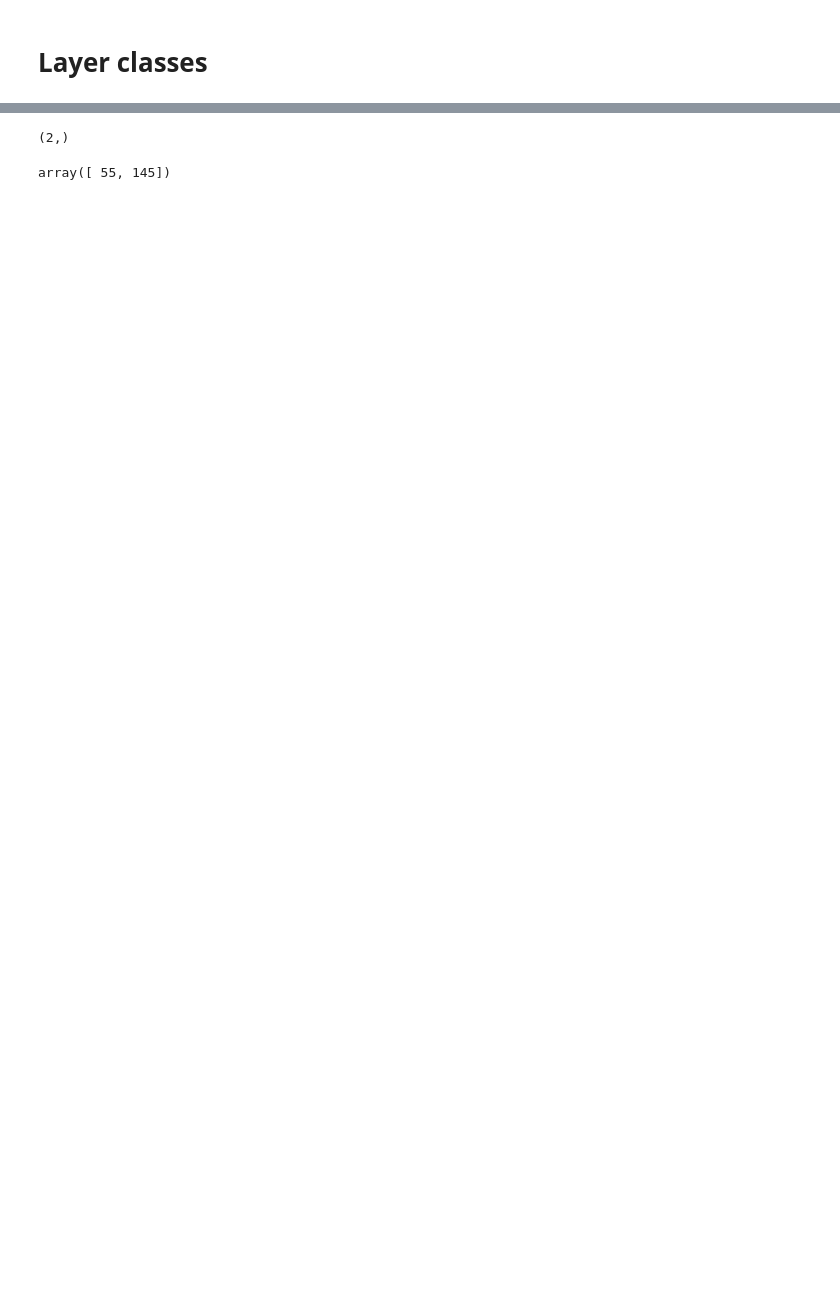
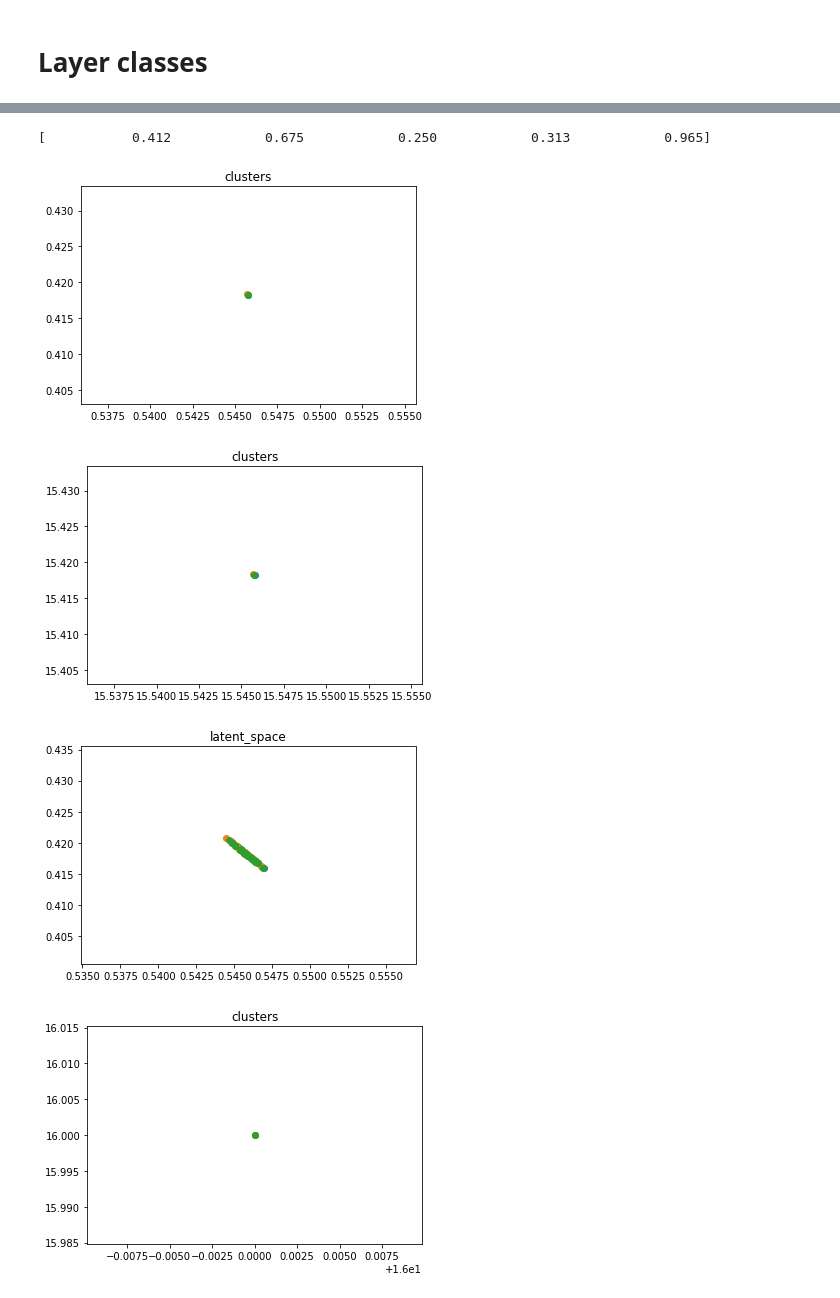
Before and after one commit to JoelSjoberg/Neural-NetworkInModules, a Jupyter notebook: Cluster loss.ipynb, the cells around one changed output, grey strips where cells are left out. Cells and saved outputs as stored; diff of their text form; code cells hidden in the pictures; blank space fills up the shorter version.

```diff
--- a/Cluster loss.ipynb
+++ b/Cluster loss.ipynb
@@ -260,7 +361,7 @@ class Model:
         # Compute Error
         out_derivative = self.layers[-1].derivative
         Error, error_derivative = MSE(pred, y)
-        print("Error:",Error)
+        #print("Error:",Error)
         # Calculate gradient
 
         # First step
@@ -314,7 +415,7 @@ class Model:
 
 
         for e in range(epochs):
-            print("epoch:", e)
+            #print("epoch:", e)
             index = 0
             errors = []
 
@@ -335,7 +436,8 @@ class Model:
 
                 index = index + batch_size
 
-            self.history["error"].append(np.mean(errors, axis = 0))
+            #errors = np.array(errors)
+            #self.history["error"].append(np.mean(errors))
 
 
 
@@ -531,9 +514,0 @@ array([0, 1, 0, 0, 1, 1, 0, 0, 2, 0, 2, 1, 0, 0, 1, 2, 2, 1, 2, 0, 0, 0,
-# %%
-C = np.dot(A, B)
-C.shape
-# %% [output]
-(2,)
-# %%
-C
-# %% [output]
-array([ 55, 145])
@@ -539,0 +593,58 @@ array([ 55, 145])
+# %%
+# Create data points
+size = 100
+points = np.random.random_sample((size, 5))
+labels = np.random.randint(3, size = size)
+
+print(points[0])
+# %% [output]
+[           0.412            0.675            0.250            0.313            0.965]
+# %%
+# Make the model
+np.random.seed(0)
+model = Model()
+model.add(fullyConnected((4, 5), activation = sigmoid))
+model.add(fullyConnected((3, 4), activation = sigmoid))
+model.add(fullyConnected((2, 3), activation = sigmoid))
+
+latent_space = get_latent_space(model, points)
+
+clusters = compute_clusters(labels, latent_space)
+
+plt.title("clusters")
+plot_clusters(clusters, colors)
+
+cluster_alpha = 0.000001
+clusters = separate_clusters(clusters, alpha = cluster_alpha)
+
+plt.title("clusters")
+plot_clusters(clusters, colors)
+
+plt.title("latent_space")
+plot_clasified_points(model, points, labels, colors)
+
+
+for i in range(5):
+
+
+    clusters = compute_clusters(labels, latent_space)
+
+    clusters = separate_clusters(clusters, alpha = cluster_alpha)
+
+    # List of clusters such that the cluster corresponds with the labels
+    clusters_ordered = [clusters[y] for y in labels]
+
+    errors = model.train(points, clusters_ordered, epochs = 200, alpha = 0.0003, batch_size= 32, shuffle=False)
+    #plot_clasified_points(model, points, labels, colors)
+    latent_space = get_latent_space(model, points)
+
+
+plt.title("clusters")
+plot_clusters(clusters, colors)
+plt.title("points")
+plot_clasified_points(model, points, labels, colors)
+# %% [output]
+[figure, added]
+[figure, added]
+[figure, added]
+[figure, added]
```
Also changed, not shown: parts of 25 cells of this notebook, 1 other file.
